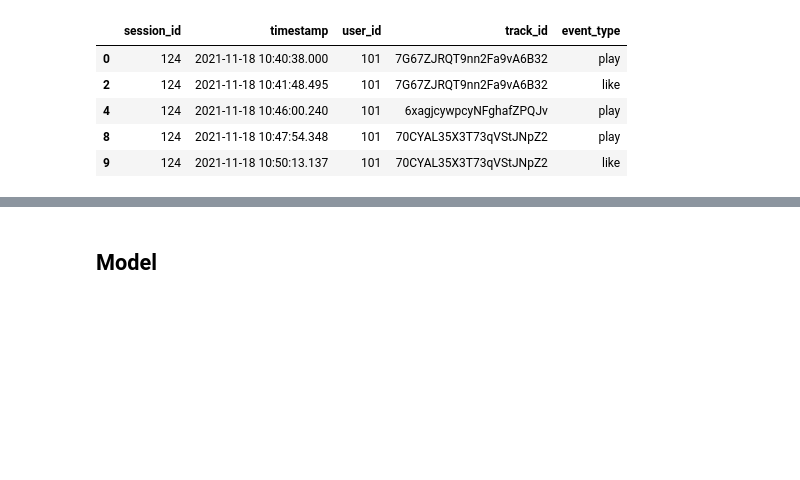
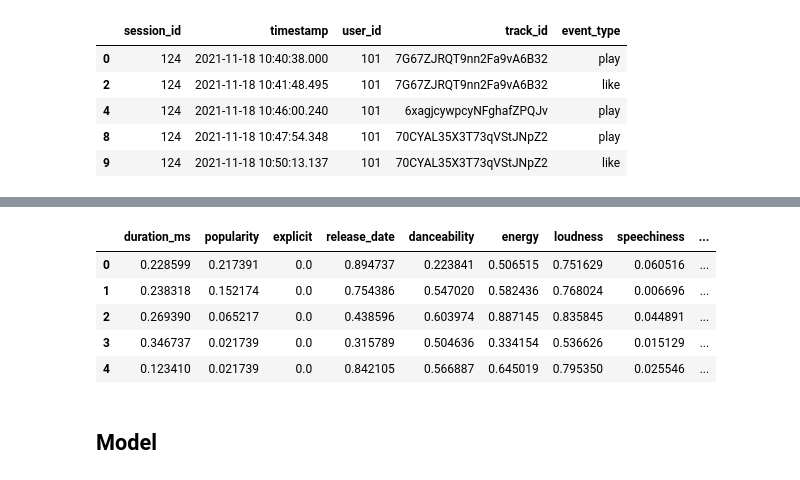
Before and after one commit to RichardStaszkiewicz/WUT-IUM-PROJECT-Music-Recommender-System, a Jupyter notebook: notebooks/recommender_system/model_2_classifier/classifier_music.ipynb, the cells around one changed output, grey strips where cells are left out. Drawn from its saved outputs; the diff is of its cells as text; code cells hidden in the pictures; blank space fills up the shorter version.

```diff
--- a/notebooks/recommender_system/model_2_classifier/classifier_music.ipynb
+++ b/notebooks/recommender_system/model_2_classifier/classifier_music.ipynb
@@ -55,3 +81,19 @@ tracks.head()
+# %%
+track_keys = tracks['key']
+tracks_scaler = MinMaxScaler()
+tracks_scaler.fit(tracks.drop(columns=['id', 'key']))
+tracks = tracks_scaler.transform(tracks.drop(columns=['id', 'key']))
+tracks = pd.DataFrame(tracks, columns=['duration_ms', 'popularity', 'explicit', 'release_date','danceability', 'energy', 'loudness', 'speechiness', 'acousticness', 'instrumentalness', 'liveness', 'valence', 'tempo'])
+tracks['id'] = track_ids
+tracks['key'] = track_keys
+tracks.head()
+# %% [output]
+|  | duration_ms | popularity | explicit | release_date | danceability | energy | loudness | speechiness | ... |
+| 0 | 0.228599 | 0.217391 | 0.0 | 0.894737 | 0.223841 | 0.506515 | 0.751629 | 0.060516 | ... |
+| 1 | 0.238318 | 0.152174 | 0.0 | 0.754386 | 0.547020 | 0.582436 | 0.768024 | 0.006696 | ... |
+| 2 | 0.269390 | 0.065217 | 0.0 | 0.438596 | 0.603974 | 0.887145 | 0.835845 | 0.044891 | ... |
+| 3 | 0.346737 | 0.021739 | 0.0 | 0.315789 | 0.504636 | 0.334154 | 0.536626 | 0.015129 | ... |
+| 4 | 0.123410 | 0.021739 | 0.0 | 0.842105 | 0.566887 | 0.645019 | 0.795350 | 0.025546 | ... |
 # %% [markdown]
 ## Model
 # %% [markdown]
```
Also changed, not shown: parts of 18 cells of this notebook, 2 other files.
